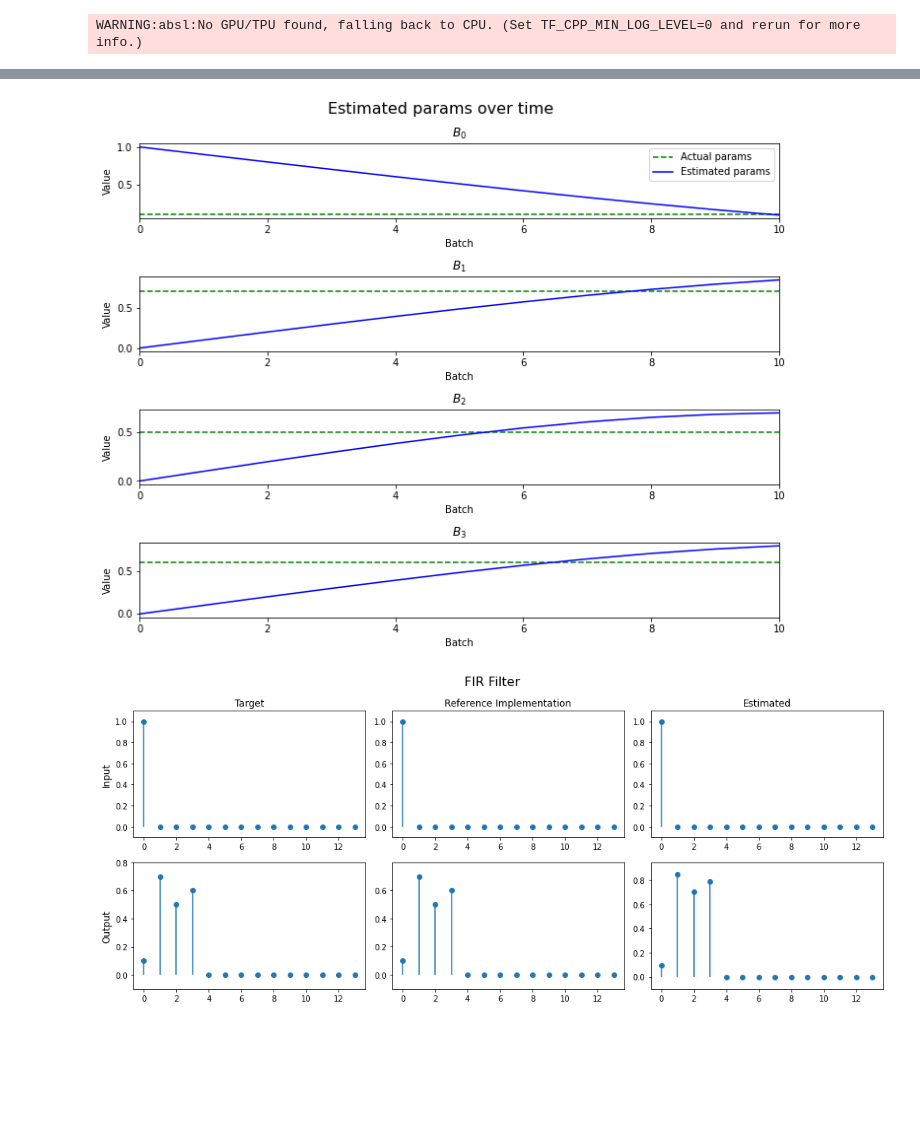
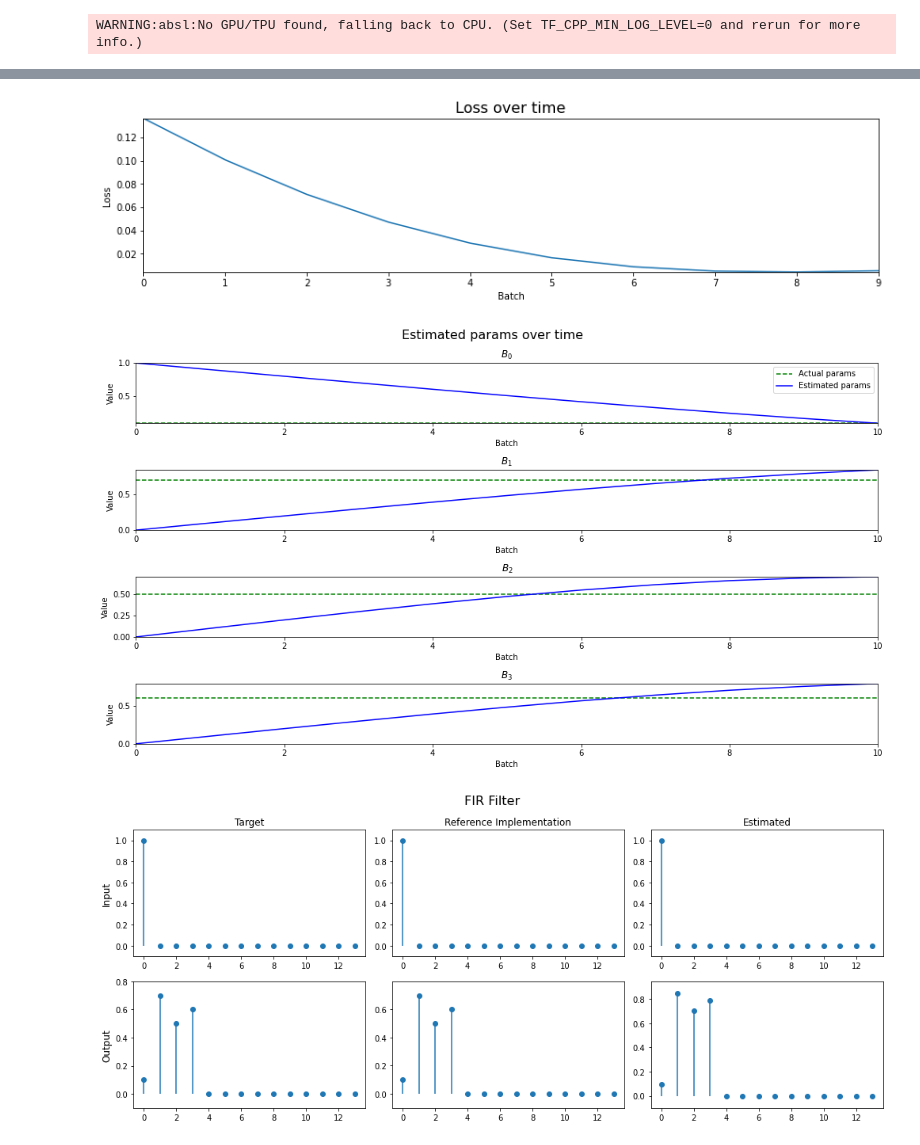
Before and after one commit to khiner/jaxdsp, a Jupyter notebook: jax_audio_experiments.ipynb, the cells around one changed output, grey strips where cells are left out. Cells and saved outputs as stored; diff of their text form; code cells hidden in the pictures; blank space fills up the shorter version.

```diff
--- a/jax_audio_experiments.ipynb
+++ b/jax_audio_experiments.ipynb
@@ -53,17 +56,18 @@ def plot_filter(X, Y, Y_scipy, Y_estimated, title):
     plt.tight_layout()
 # %%
 def plot_loss(loss_history):
-    plt.figure(figsize=(12, 3))
-    plt.plot(loss_history)
-    plt.xlabel('Batch')
-    plt.ylabel('Loss')
-    plt.title('Loss over time', size=16)
+    _, (plot) = plt.subplots(1, 1, figsize=(14, 3))
+    plot.plot(loss_history)
+    plot.set_xlabel('Batch')
+    plot.set_ylabel('Loss')
+    plot.set_title('Loss over time', size=16)
+    plot.autoscale(tight=True)
 # %%
 def plot_params(params_target, params_history, param_labels):
     params_target = params_target.T
     params_history = np.swapaxes(params_history, 0, 1)
     param_labels = param_labels.T
-    _, axes = plt.subplots(*params_target.shape, figsize=(10, params_target.shape[0] * 2))
+    _, axes = plt.subplots(*params_target.shape, figsize=(14, params_target.shape[0] * 2))
     if len(axes.shape) == 1:
         axes = np.expand_dims(axes, axis=1)
     plt.suptitle('Estimated params over time', size=16)
@@ -71,11 +75,12 @@ def plot_params(params_target, params_history, param_labels):
         for col_i in range(axes.shape[1]):
             plot = axes[row_i][col_i]
             plot.set_title(param_labels[row_i][col_i])
-            plot.set_xlim([0, num_batches])
             plot.set_xlabel('Batch')
-            plot.set_ylabel('Value')
+            if col_i == 0:
+                plot.set_ylabel('Value')
             plot.axhline(y=params_target[row_i][col_i], c='g', linestyle='--', label='Actual params')
             plot.plot(params_history[row_i,col_i,:], c='b', label='Estimated params')
+            plot.autoscale(tight=True)
             if row_i == 0:
                 plot.legend()
     plt.tight_layout()
@@ -94,21 +102,27 @@ def processor_loss(params, processor, X, Y, Y_target):
     Y = process(params, processor, X, Y)
     return mse(Y, Y_target)
 # %%
-def train(init_params, processor, X, Y_target, step_size=0.1, num_batches=50):
+def train(params_target, processor, X, step_size=0.1, num_batches=10):
+    init_params = processor.init_params(params_target.shape)
     params_history = np.ndarray((*init_params.shape, num_batches + 1))
-    loss_history = np.zeros(num_batches + 1)
+    loss_history = np.zeros(num_batches)
     Y = jnp.zeros(X.size)
+    Y_target = process(params_target, processor, X, Y)
 
     opt_init, opt_update, get_params = optimizers.adam(step_size)
     opt_state = opt_init(init_params)
     for batch_i in range(num_batches):
-        params_history[..., batch_i] = get_params(opt_state)
-        loss, gradient = value_and_grad(processor_loss)(get_params(opt_state), processor, X, Y, Y_target)
+        params = get_params(opt_state)
+        params_history[..., batch_i] = params
+        loss, gradient = value_and_grad(processor_loss)(params, processor, X, Y, Y_target)
         opt_state = opt_update(batch_i, gradient, opt_state)
         loss_history[batch_i] = loss
-    params_history[..., num_batches] = get_params(opt_state)
 
-    return get_params(opt_state), params_history, loss_history
+    params = get_params(opt_state)
+    params_history[..., num_batches] = params
+    Y_estimated = process(params, processor, X, Y)
+
+    return params, Y_estimated, Y_target, params_history, loss_history
 # %%
 sys.path.append('./processors') # TODO define __init__.py and `from processors import fir_filter, iir_filter
 import fir_filter, iir_filter, clip
@@ -136,0 +135,3 @@ plot_loss(loss_history)
+# %%
+%%time
+params, Y_estimated, Y_target, params_history, loss_history = train(params_target, fir_filter, X)
@@ -137,13 +141,12 @@ plot_loss(loss_history)
 # %%
+plot_loss(loss_history)
 plot_params(params_target, params_history, np.asarray([['$B_%s$' % i for i in range(B_target.size)]]))
+Y_reference = signal.lfilter(B_target, [1.0], X)
+plot_filter(X, Y_target, Y_reference, Y_estimated, 'FIR Filter')
 # %% [output]
-[figure, old version]
+[figure, new version]
+[figure, added]
+[figure, added]
-# %%
-Y_scipy = signal.lfilter(B_target, [1.0], X)
-Y_estimated = process(params, fir_filter, X, Y)
-plot_filter(X, Y_target, Y_scipy, Y_estimated, 'FIR Filter')
-# %% [output]
-[figure, removed]
 # %%
 B_target, A_target = signal.butter(4, 0.5, 'low')
 params_target = jnp.stack([B_target, A_target])
```
Also changed, not shown: parts of 17 cells of this notebook.
